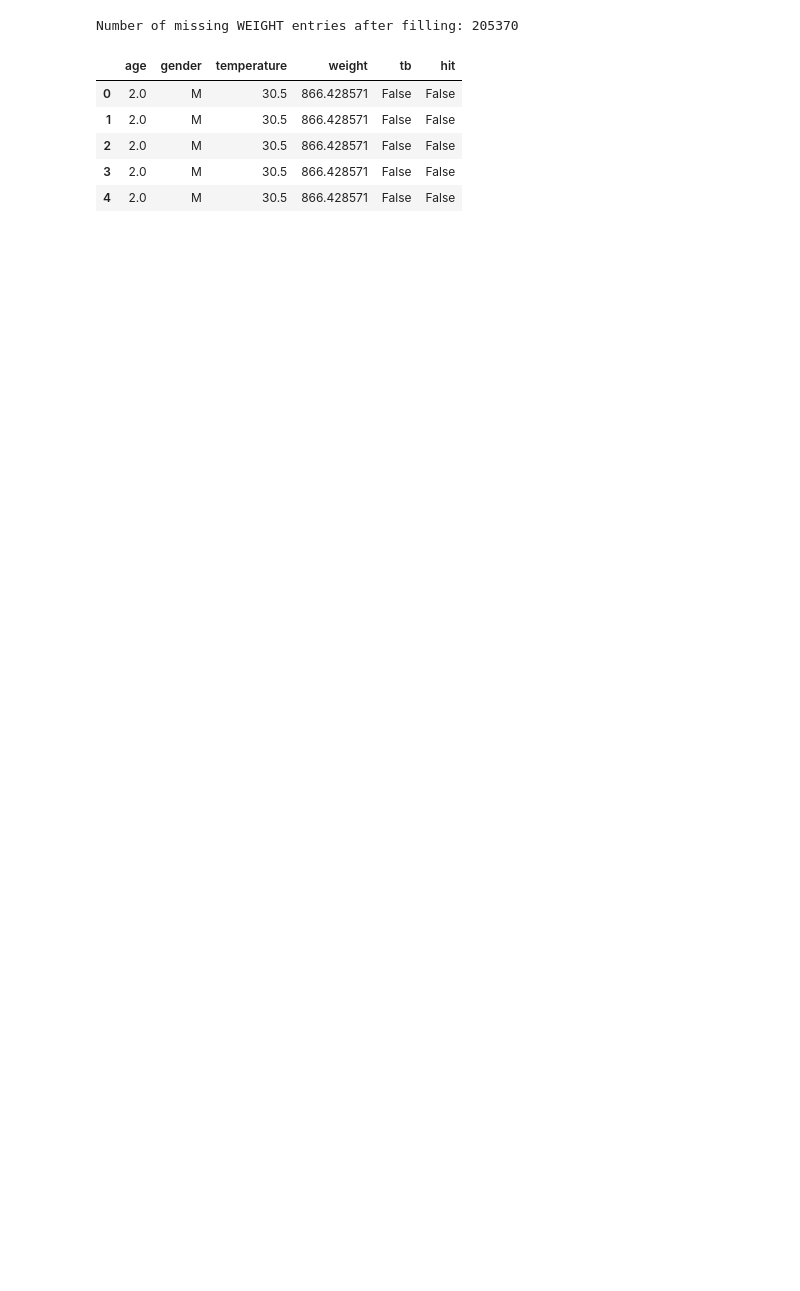
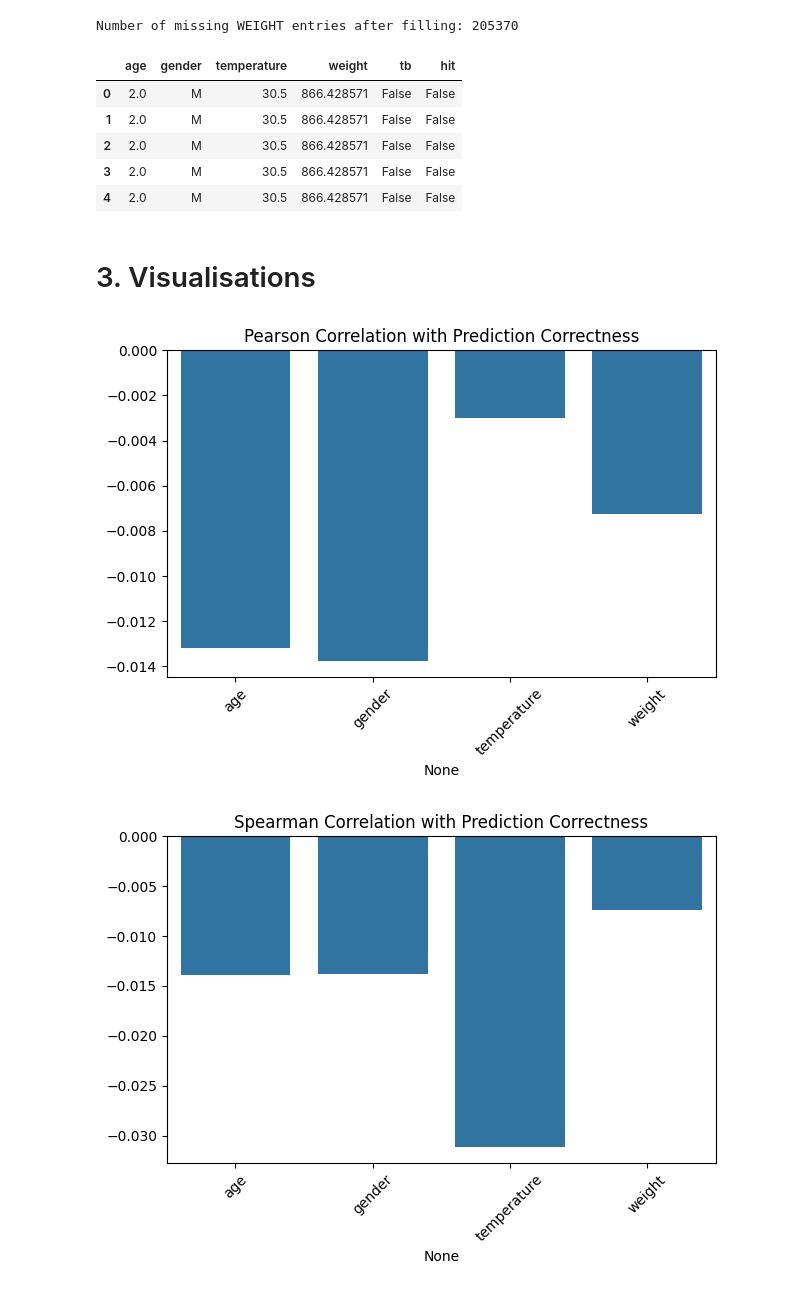
Before and after one commit to Valentin-Janclaes/Hackathon_Winning_Team_2025, a Jupyter notebook: VALENTIN.ipynb, the cells around one changed output. Saved outputs shown, nothing was run; the diff lists cells and outputs as text; code cells hidden in the pictures; blank space fills up the shorter version.

```diff
--- a/VALENTIN.ipynb
+++ b/VALENTIN.ipynb
@@ -198,3 +198,35 @@ df_linec_filled.head()
 | 2 | 2.0 | M | 30.5 | 866.428571 | False | False |
 | 3 | 2.0 | M | 30.5 | 866.428571 | False | False |
 | 4 | 2.0 | M | 30.5 | 866.428571 | False | False |
+# %%
+
+# Convert 'gender' to binary if it's not already numeric
+if df_linec_filled['gender'].dtype == 'object':
+    df_linec_filled['gender'] = df_linec_filled['gender'].map({'F': 0, 'M': 1})
+# %%
+# Create the 'correct_prediction' column
+df_linec_filled["correct_prediction"] = (df_linec_filled["tb"] == df_linec_filled["hit"]).astype(int)
+# %% [markdown]
+# 3. Visualisations
+# %%
+import seaborn as sns
+import matplotlib.pyplot as plt
+
+# Pearson correlation
+pearson_corr = df_linec_filled.corr(method="pearson")["correct_prediction"].drop(["correct_prediction", "hit", "tb"])
+sns.barplot(x=pearson_corr.index, y=pearson_corr.values)
+plt.xticks(rotation=45)
+plt.title("Pearson Correlation with Prediction Correctness")
+plt.tight_layout()
+plt.show()
+
+# Spearman correlation
+spearman_corr = df_linec_filled.corr(method="spearman")["correct_prediction"].drop(["correct_prediction", "hit", "tb"])
+sns.barplot(x=spearman_corr.index, y=spearman_corr.values)
+plt.xticks(rotation=45)
+plt.title("Spearman Correlation with Prediction Correctness")
+plt.tight_layout()
+plt.show()
+# %% [output]
+[figure, added]
+[figure, added]
```
Also changed, not shown: parts of 6 cells of this notebook.
